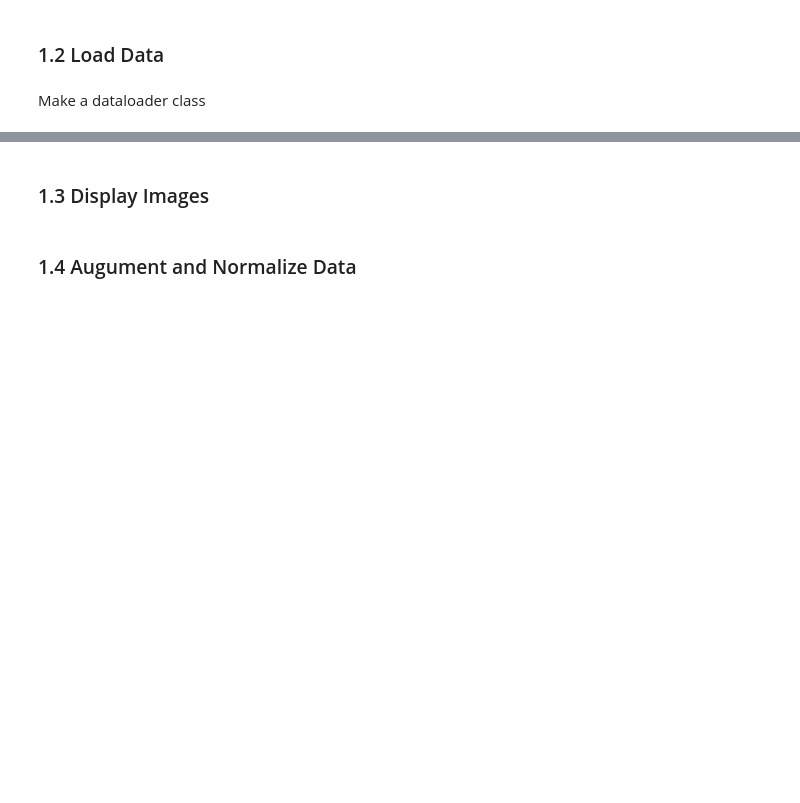
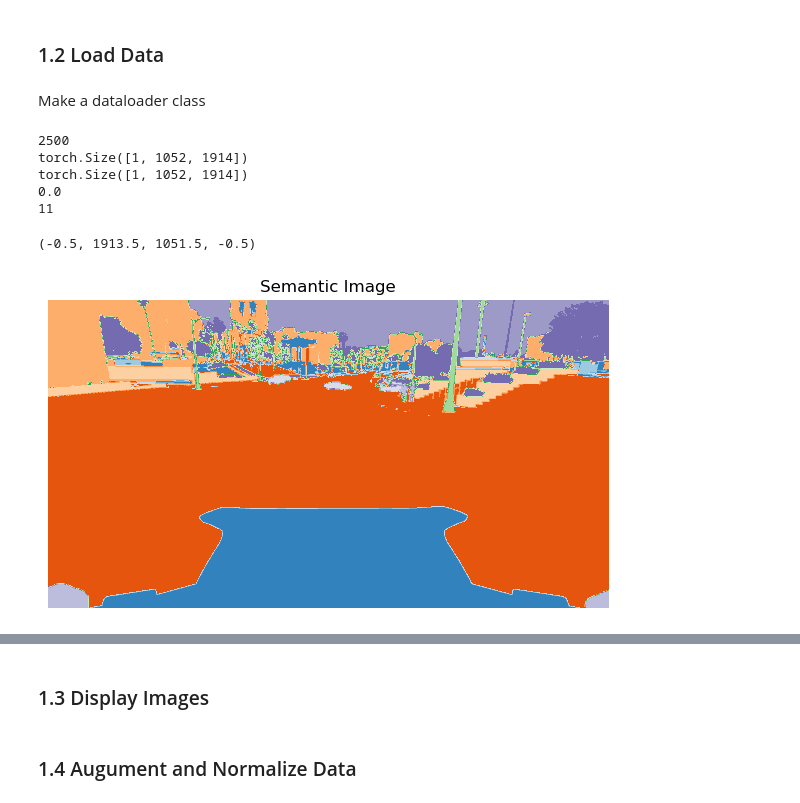
Before and after one commit to adamburman/deep-machine-learning-colorization-project, a Jupyter notebook: project.ipynb, the cells around one changed output, grey strips where cells are left out. Cells and saved outputs as stored; diff of their text form; code cells hidden in the pictures; blank space fills up the shorter version.

```diff
--- a/project.ipynb
+++ b/project.ipynb
@@ -11,7 +11,7 @@ assert python_version_tuple()[:2] == ('3','9'), "You are not running Python 3.9.
 # %%
 
 
-path = r"C:\Users\adamb\Documents\Skola\MPSYS\Deep Machine Learning\colorization\deep-machine-learning-colorization-project\Dataset"
+path = r"C:\Users\carol\Deep Machine Learning\project\Dataset"
 import torch
 from sklearn.model_selection import train_test_split
 from sklearn.metrics import confusion_matrix
@@ -34,3 +34,7 @@ import torchvision.transforms as transforms
 
 import kornia # https://kornia.readthedocs.io/en/latest/color.html
 #Lab color is computed using the D65 illuminant and Observer 2. (deafult in kornia)
+
+from colormath.color_objects import LabColor
+from colormath.color_diff import delta_e_cie2000
+from torchvision.transforms import Compose
@@ -43,3 +144,28 @@ Make a dataloader class
+# %%
+img_size = 224
+transform =  Compose([ToTensor()])
+
+example_dataset1 = GTASemData(path, transform)
+print(len(example_dataset1)) #1
+L1, label = example_dataset1[1]
+
+print(L1.shape)
+print(label.shape)
+print(np.min(label.numpy()))
+
+cmap = plt.get_cmap('tab20c')
+plt.figure(figsize=(8, 4))
+plt.imshow(label.numpy().squeeze(), cmap)
+plt.title('Semantic Image')
+plt.axis('off')
+# %% [output]
+2500
+torch.Size([1, 1052, 1914])
+torch.Size([1, 1052, 1914])
+0.0
+11
+(-0.5, 1913.5, 1051.5, -0.5)
+[figure, added]
 # %%
 from torch.utils.data import Dataset
 from itertools import chain
```
Also changed, not shown: parts of 15 cells of this notebook.
